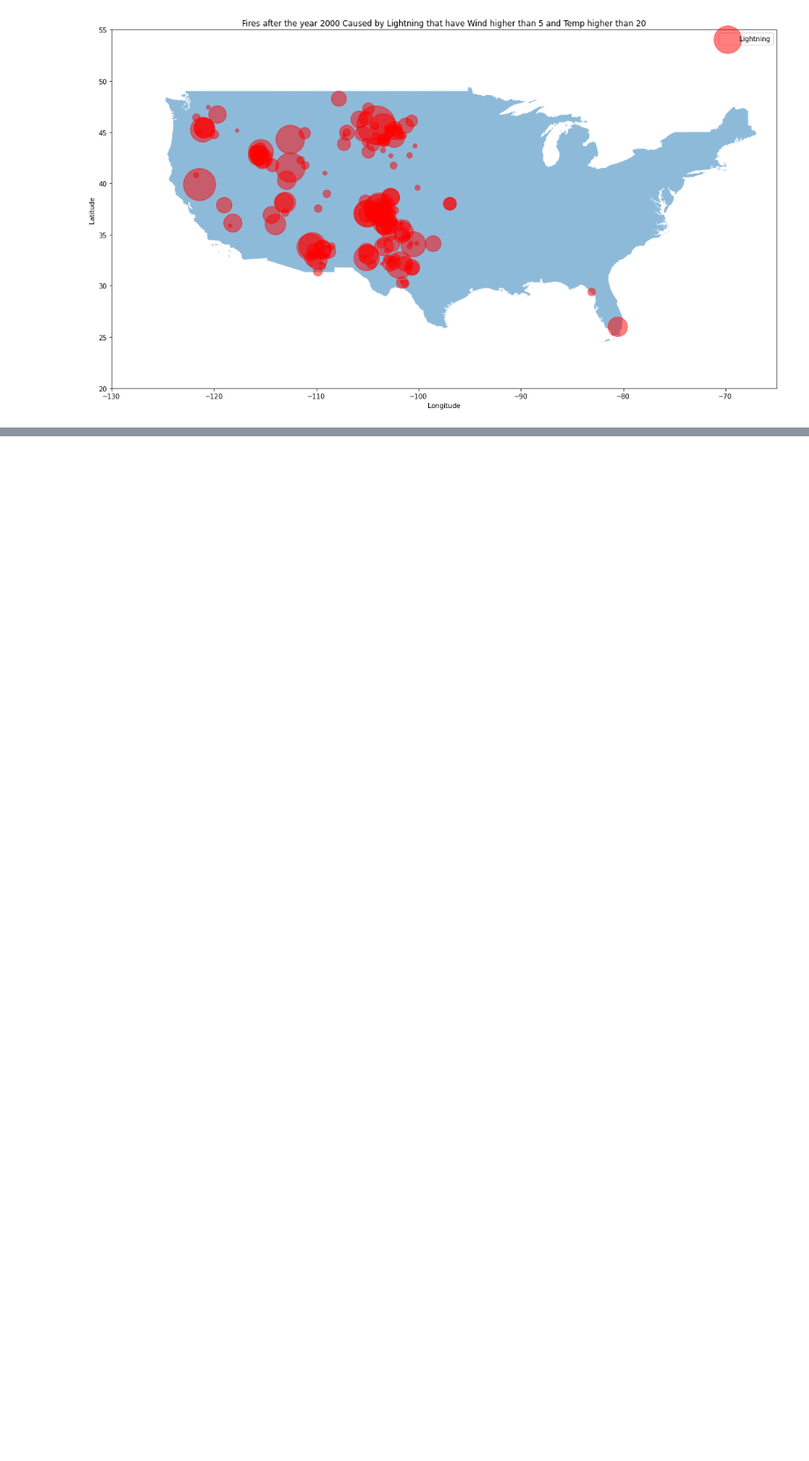
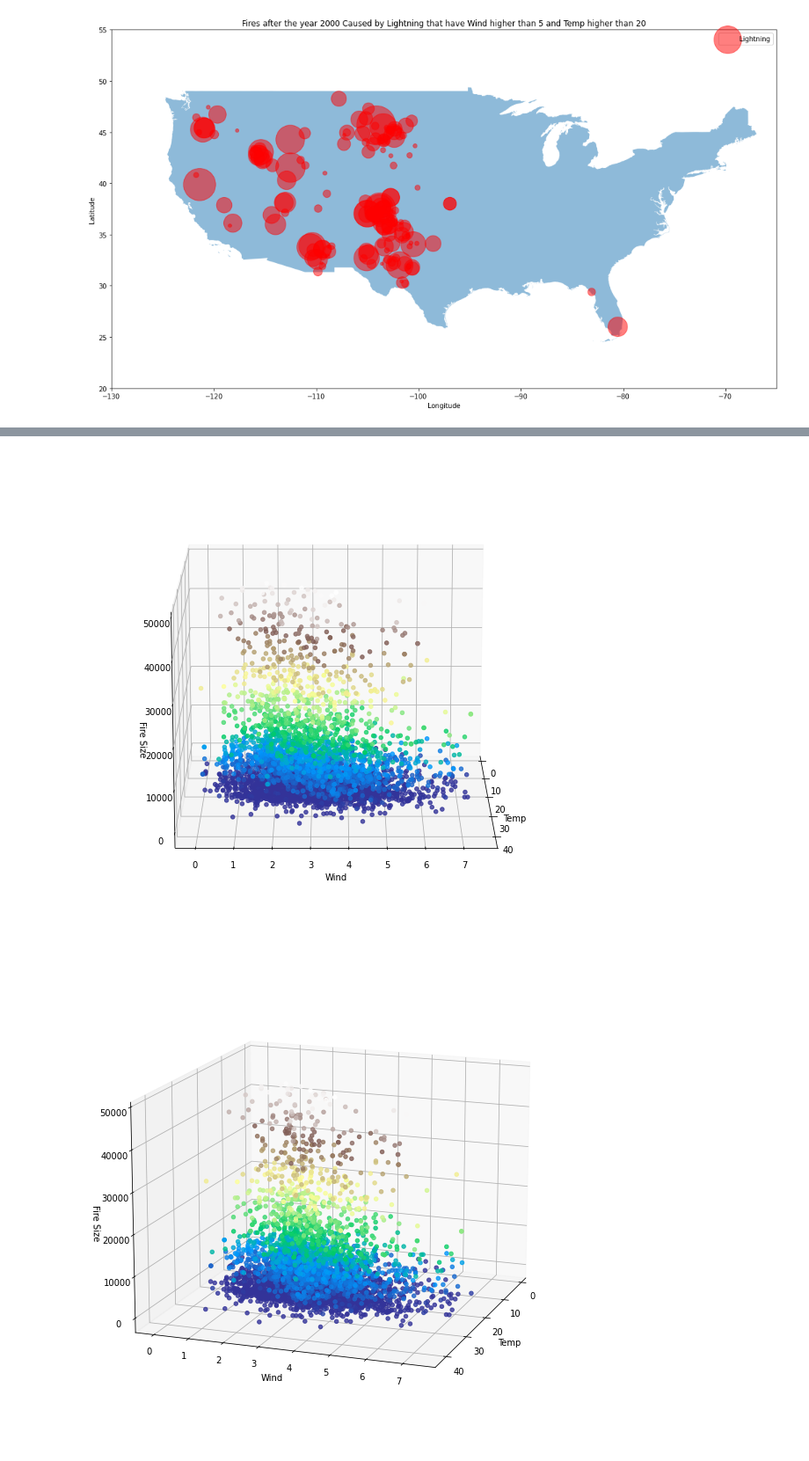
Before and after one commit to ConnorCallahan01/CSCI183FinalProject, a Jupyter notebook: FinalProject.ipynb, the cells around one changed output, grey strips where cells are left out. Shown at 88% size. Saved outputs shown, nothing was run; the diff lists cells and outputs as text; code cells hidden in the pictures; blank space fills up the shorter version.

Commit message:
Completed Project

```diff
--- a/FinalProject.ipynb
+++ b/FinalProject.ipynb
@@ -612,0 +660,28 @@ while i < 100:
+# %%
+i = 0
+while i < 100:
+    fig = plt.figure(figsize=(15, 10))
+    ax = plt.axes(projection='3d')
+
+    zdata = []
+    xdata = []
+    ydata = []
+
+    for id in no_out_fire_df.index:
+        if no_out_fire_df.iloc[id]['stat_cause_descr'] == 'Lightning':
+            zdata.append(no_out_fire_df.iloc[id]['fire_size'])
+            xdata.append(no_out_fire_df.iloc[id]['Temp_cont'])
+            ydata.append(no_out_fire_df.iloc[id]['Wind_cont'])
+    ax.scatter3D(xdata, ydata, zdata, c=zdata, cmap='terrain', alpha=.8)
+
+
+    ax.set_xlabel('Temp')
+    ax.set_ylabel('Wind')
+    ax.set_zlabel('Fire Size')
+
+    ax.view_init(15, i)
+    i += 20
+    fig
+# %% [output]
+[figure, added]
+[figure, added]
```
Also changed, not shown: parts of 11 cells of this notebook.
